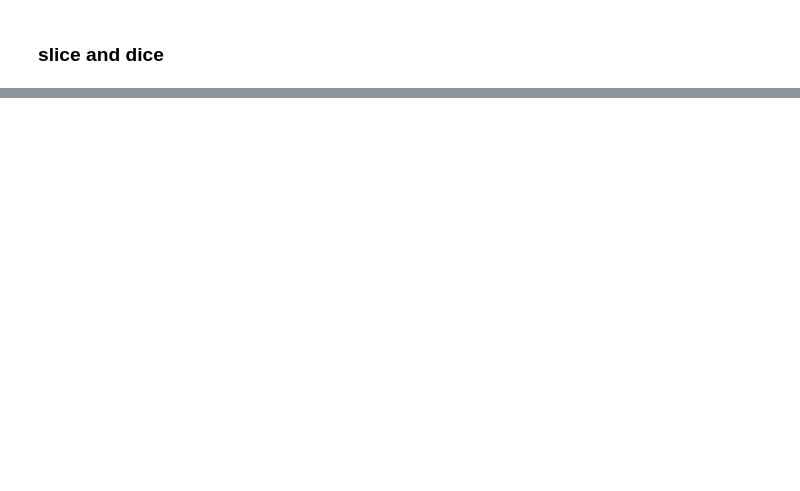
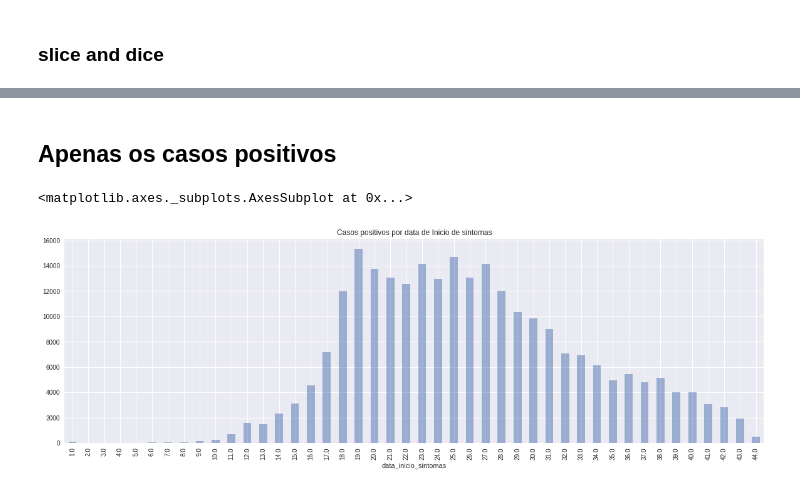
Before and after one commit to luan-prates/bootcamp-ds-aplicada-alura-2021, a Jupyter notebook: Projeto_M1.ipynb, the cells around one changed output, grey strips where cells are left out. Drawn from its saved outputs; the diff is of its cells as text; code cells hidden in the pictures; blank space fills up the shorter version.

```diff
--- a/Projeto_M1.ipynb
+++ b/Projeto_M1.ipynb
@@ -58,5 +84,11 @@ df_casos_positovos = df_casos[(df_casos["resultado_final_exame"] == 'Positivo')]
+# %% [markdown]
+## Apenas os casos positivos
 # %%
+df_casos_positovos = df_casos[(df_casos["resultado_final_exame"] == 'Positivo')]
 df_casos_positovos
 
 ts_positovos = df_casos_positovos.groupby(df_casos_positovos['data_inicio_sintomas'].dt.week).data_inicio_sintomas.count()
-ts_positovos.plot(figsize=(20,6), title='Casos positivos por data de Inicio de sintomas')
+ts_positovos.plot(kind='bar',alpha=0.5,figsize=(20,6), title='Casos positivos por data de Inicio de sintomas')
+# %% [output]
+<matplotlib.axes._subplots.AxesSubplot at 0x...>
+[figure, added]
```
Also changed, not shown: parts of 24 cells of this notebook.
